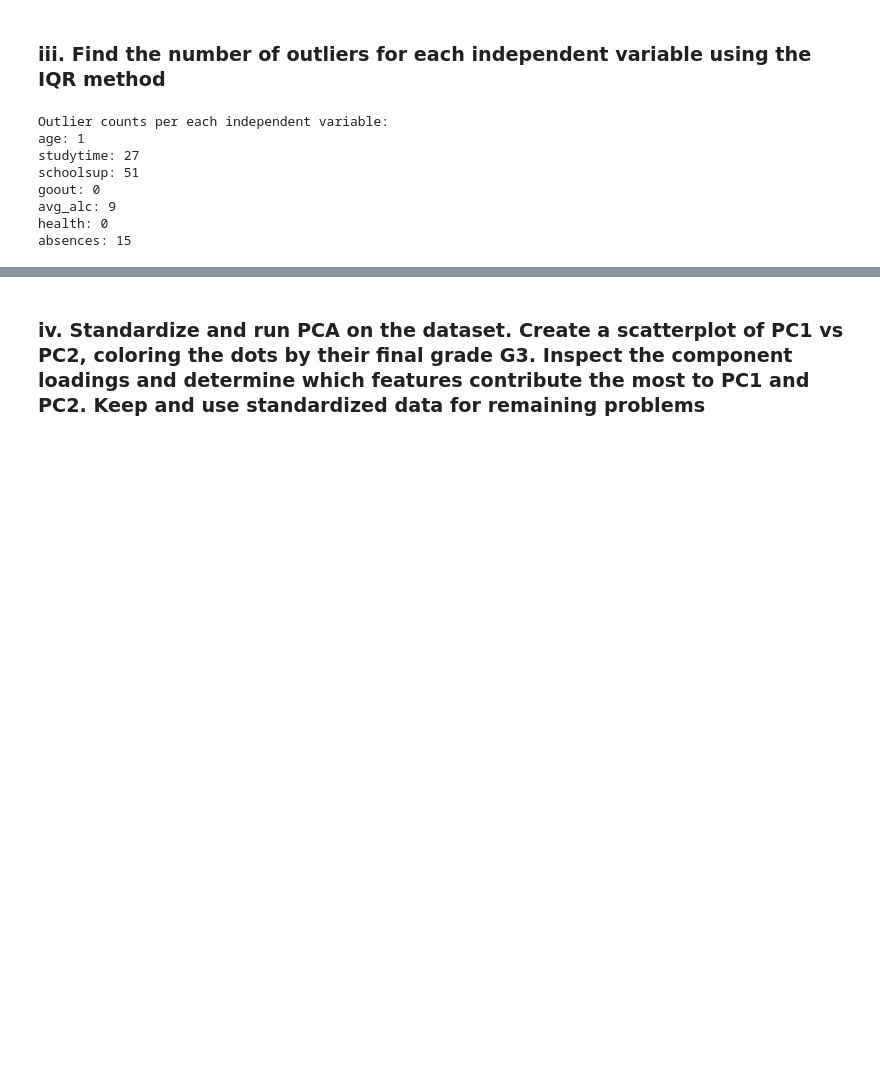
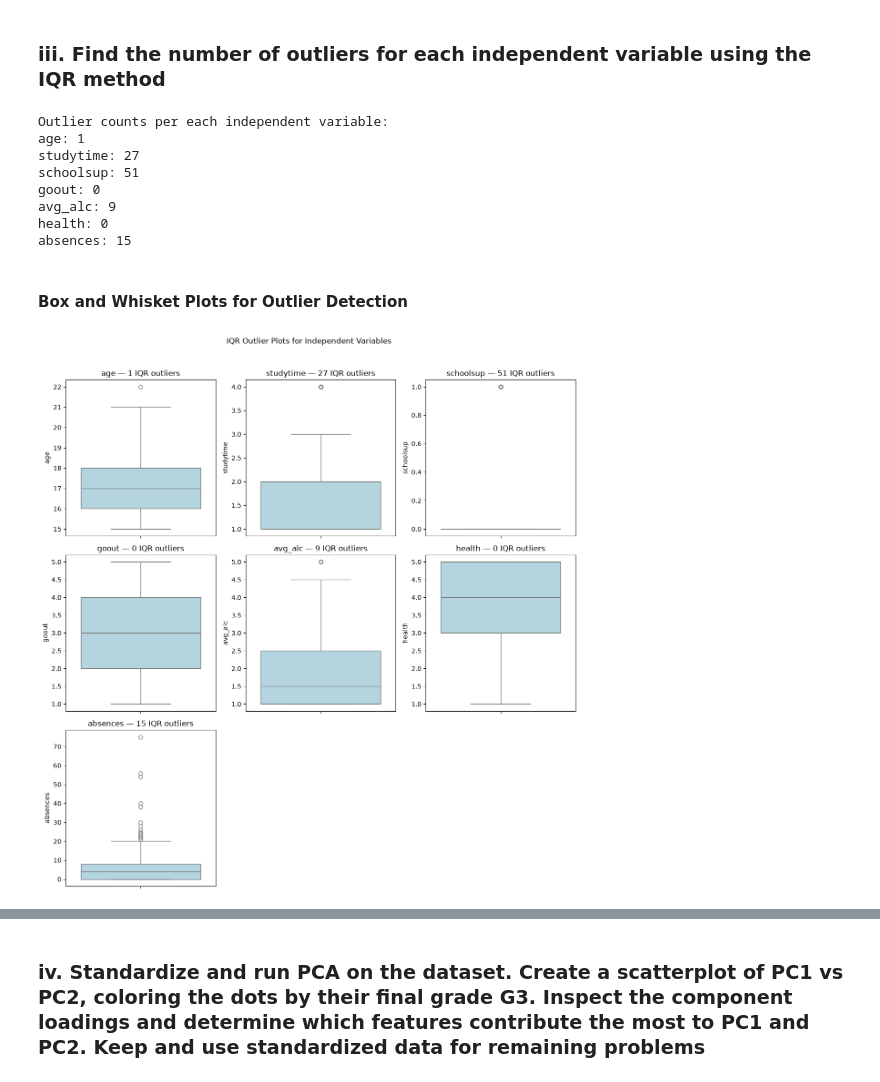
Before and after one commit to akeehan56/DSCI552, a Jupyter notebook: Midterm/notebook/Keehan_Alyssa_MidtermExam1.ipynb, the cells around one changed output, grey strips where cells are left out. Cells and saved outputs as stored; diff of their text form; code cells hidden in the pictures; blank space fills up the shorter version.

Commit message:
added plots

```diff
--- a/Midterm/notebook/Keehan_Alyssa_MidtermExam1.ipynb
+++ b/Midterm/notebook/Keehan_Alyssa_MidtermExam1.ipynb
@@ -92,3 +95,26 @@ goout: 0
 avg_alc: 9
 health: 0
 absences: 15
+# %% [markdown]
+#### Box and Whisket Plots for Outlier Detection
+# %%
+cols = independent_vars
+ncols = 3
+nrows = math.ceil(len(cols) / ncols)
+
+fig, axes = plt.subplots(nrows, ncols, figsize=(12, 4 * nrows))
+axes = axes.flatten()
+
+for i, col in enumerate(cols):
+    sns.boxplot(y=updated_df[col], ax=axes[i], color="lightblue")
+    axes[i].set_title(f"{col} — {outlier_counts[col]} IQR outliers")
+    axes[i].set_ylabel(col)
+
+for i in range(len(cols), len(axes)):
+    axes[i].set_visible(False)
+
+fig.suptitle("IQR Outlier Plots for Independent Variables", y=1.02)
+plt.tight_layout()
+plt.show()
+# %% [output]
+[figure, added]
```
Also changed, not shown: parts of 5 cells of this notebook.
